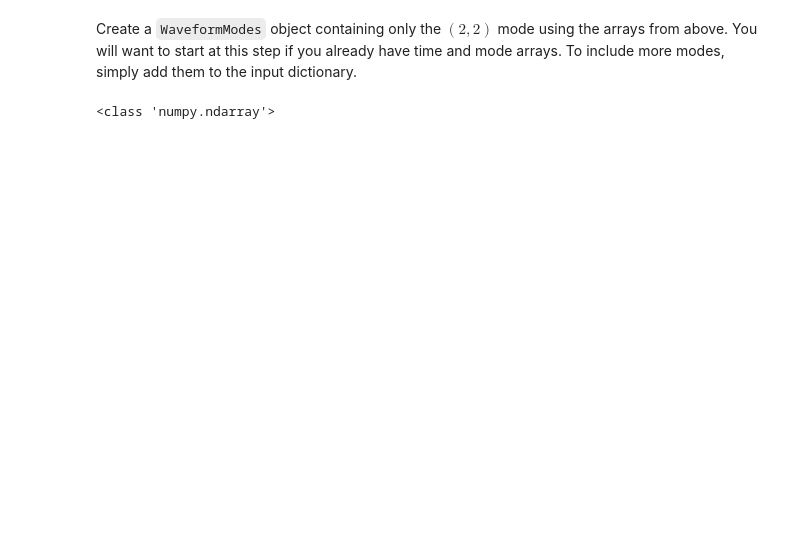
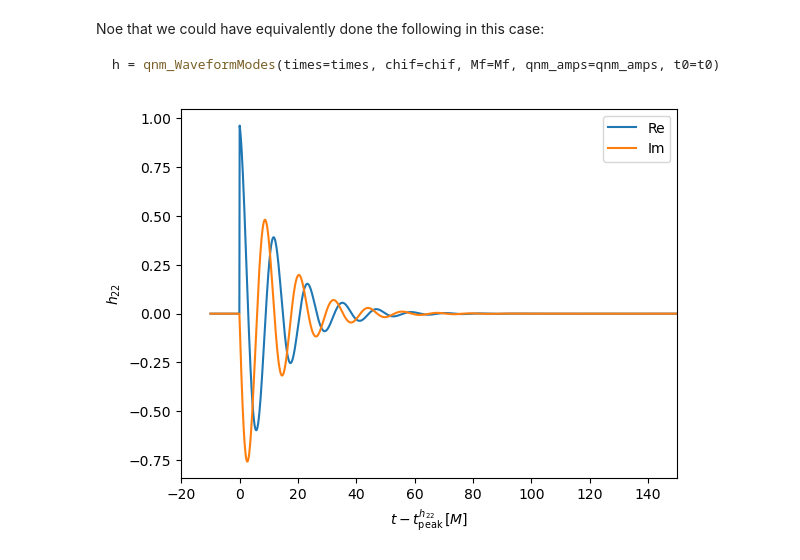
Before and after one commit to sxs-collaboration/qnmfits, a Jupyter notebook: examples/working_with_generic_waveforms.ipynb, the cells around one changed output. Saved outputs shown, nothing was run; the diff lists cells and outputs as text; code cells hidden in the pictures; blank space fills up the shorter version.

````diff
--- a/examples/working_with_generic_waveforms.ipynb
+++ b/examples/working_with_generic_waveforms.ipynb
@@ -34,14 +15,53 @@ Found the following files to load from the SXS catalog:
-# %% [markdown]
-Create a `WaveformModes` object containing only the $(2,2)$ mode using the arrays from above. You will want to start at this step if you already have time and mode arrays. To include more modes, simply add them to the input dictionary.
-# %%
-times = h.t
-h_22 = h.data[:,4]
-
-print(type(h_22))
-
-h_wm_22 = utils.dict_to_WaveformModes(times, {(2,2):h_22}, ell_max=2)
-# %% [output]
-<class 'numpy.ndarray'>
+# %%
+# Create our mock data
+
+times = np.linspace(-10, 150, 1600, endpoint=False)
+
+t0 = 0
+
+chif = 0.7
+Mf = 1
+
+qnm_amps = {
+    (2,2,0,1): 1+0j,
+    (3,2,0,1): 0.3+0.4j
+}
+
+data_array = np.zeros(len(times), dtype=complex)
+for (ell, m, n, sign), A in qnm_amps.items():
+    omega, C, C_ells = qnm_from_tuple((ell, m, n, sign), chif, Mf)
+    h_qnm = A*np.exp(-1j*omega*(times - t0))
+    h_qnm[times < t0] = 0
+    data_array += C[C_ells == 2][0]*h_qnm
+
+# We need a dictionary of spherical harmonic modes
+data = {(2,2): data_array}
+
+# Convert to WaveformModes. Only the (2,2) entry will be non-zero.
+h = dict_to_WaveformModes(times=times, data=data)
+# %% [markdown]
+Noe that we could have equivalently done the following in this case:
+
+```python
+h = qnm_WaveformModes(times=times, chif=chif, Mf=Mf, qnm_amps=qnm_amps, t0=t0)
+```
+# %%
+# We can extract individual spherical-harmonic modes like this:
+h22 = h.data[:,h.index(2,2)]
+# %%
+fig, ax = plt.subplots()
+
+ax.plot(h.t, np.real(h22), label='Re')
+ax.plot(h.t, np.imag(h22), label='Im')
+
+ax.set_xlabel('$t - t_\mathrm{peak}^{h_{22}}\, [M]$')
+ax.set_ylabel('$h_{22}$')
+
+ax.legend()
+
+ax.set_xlim(-20,150);
+# %% [output]
+[figure, added]
 # %%
 # QNMs we want to fit for. The format is (ell, m, n, sign), where sign is +1
 # for "regular" (positive real part) modes, and -1 is for "mirror" (negative
````
Also changed, not shown: parts of 16 cells of this notebook, 1 other file.
